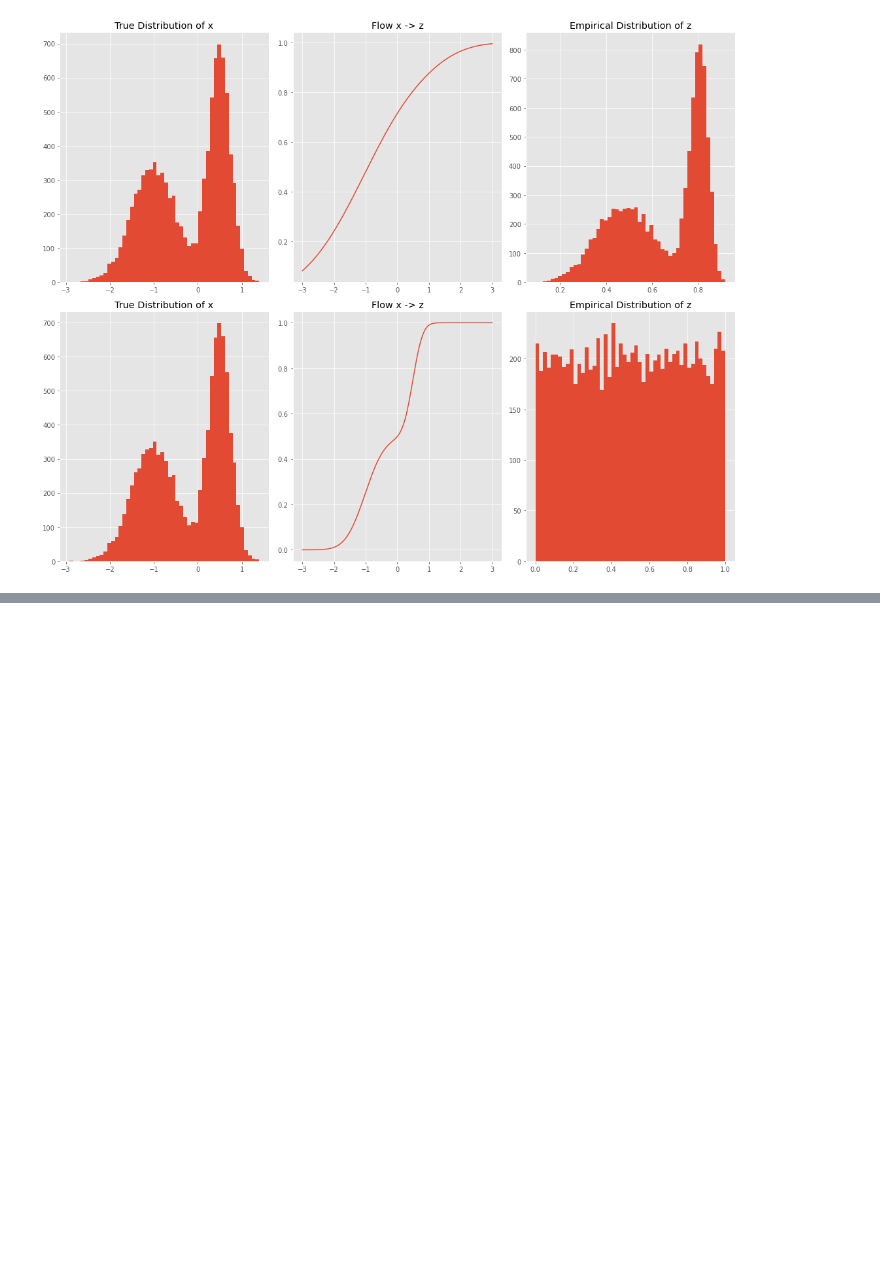
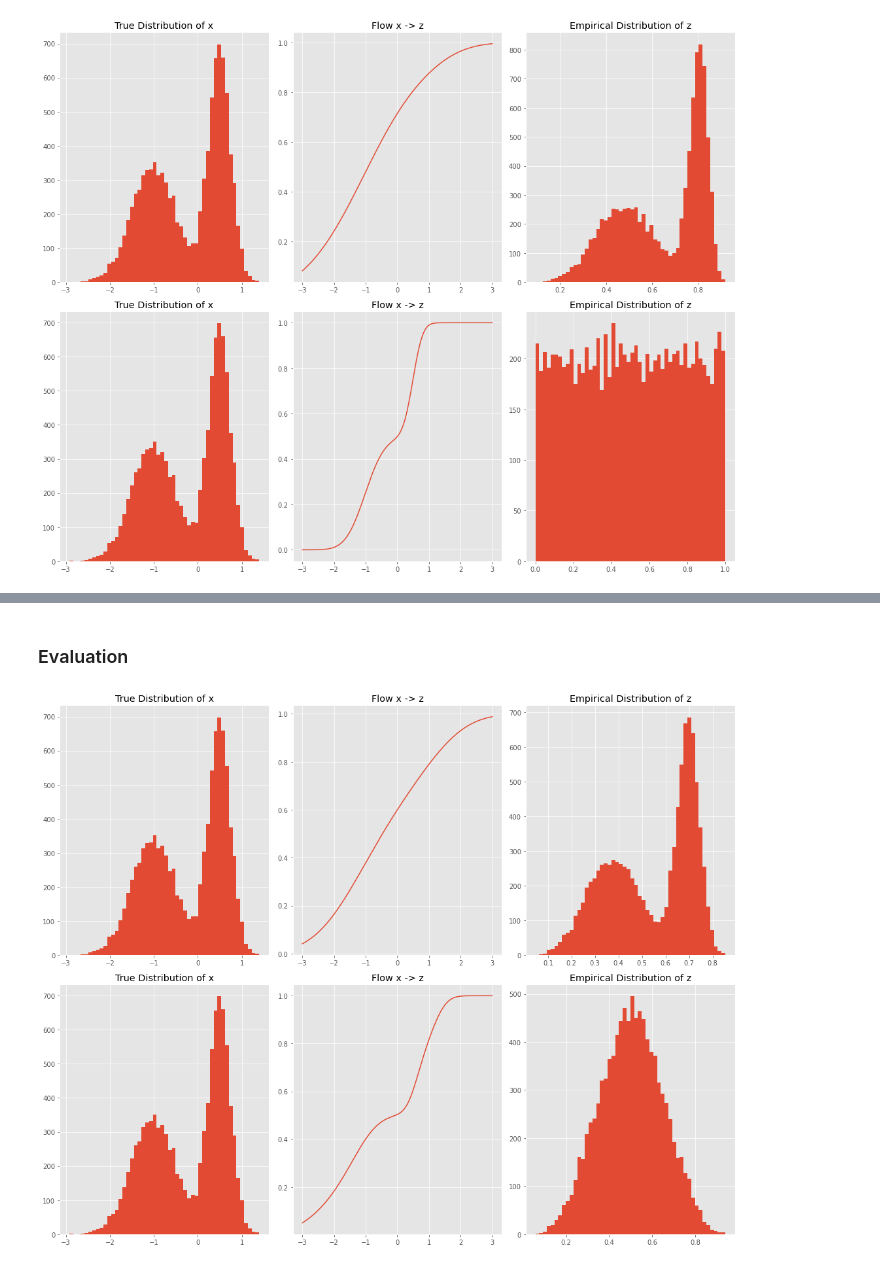
Before and after one commit to Kinyugo/Normalizing-Flows, a Jupyter notebook: mixture_models_flows/mixture_cdf_flow.ipynb, the cells around one changed output, grey strips where cells are left out. Drawn from its saved outputs; the diff is of its cells as text; code cells hidden in the pictures; blank space fills up the shorter version.

```diff
--- a/mixture_models_flows/mixture_cdf_flow.ipynb
+++ b/mixture_models_flows/mixture_cdf_flow.ipynb
@@ -69,0 +96,9 @@ _ = visualize_model_progression(train_dataloader,
+# %% [markdown]
+### Evaluation
+# %%
+
+_ = visualize_model_progression(train_dataloader,
+                            trained_model=beta_model,
+                            untrained_model=beta_model_copy)
+# %% [output]
+[figure, added]
```
Also changed, not shown: parts of 16 cells of this notebook, 6 other files.
